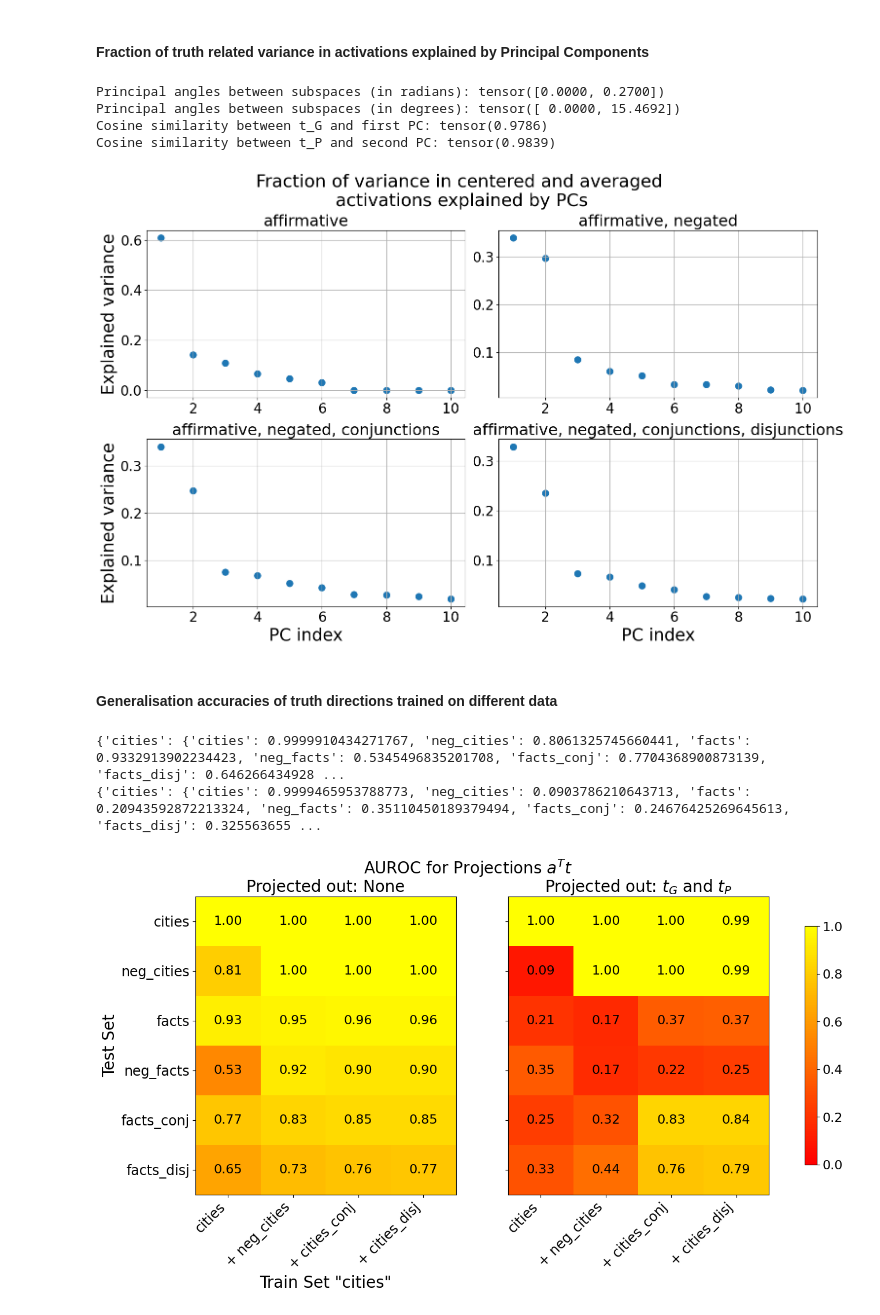
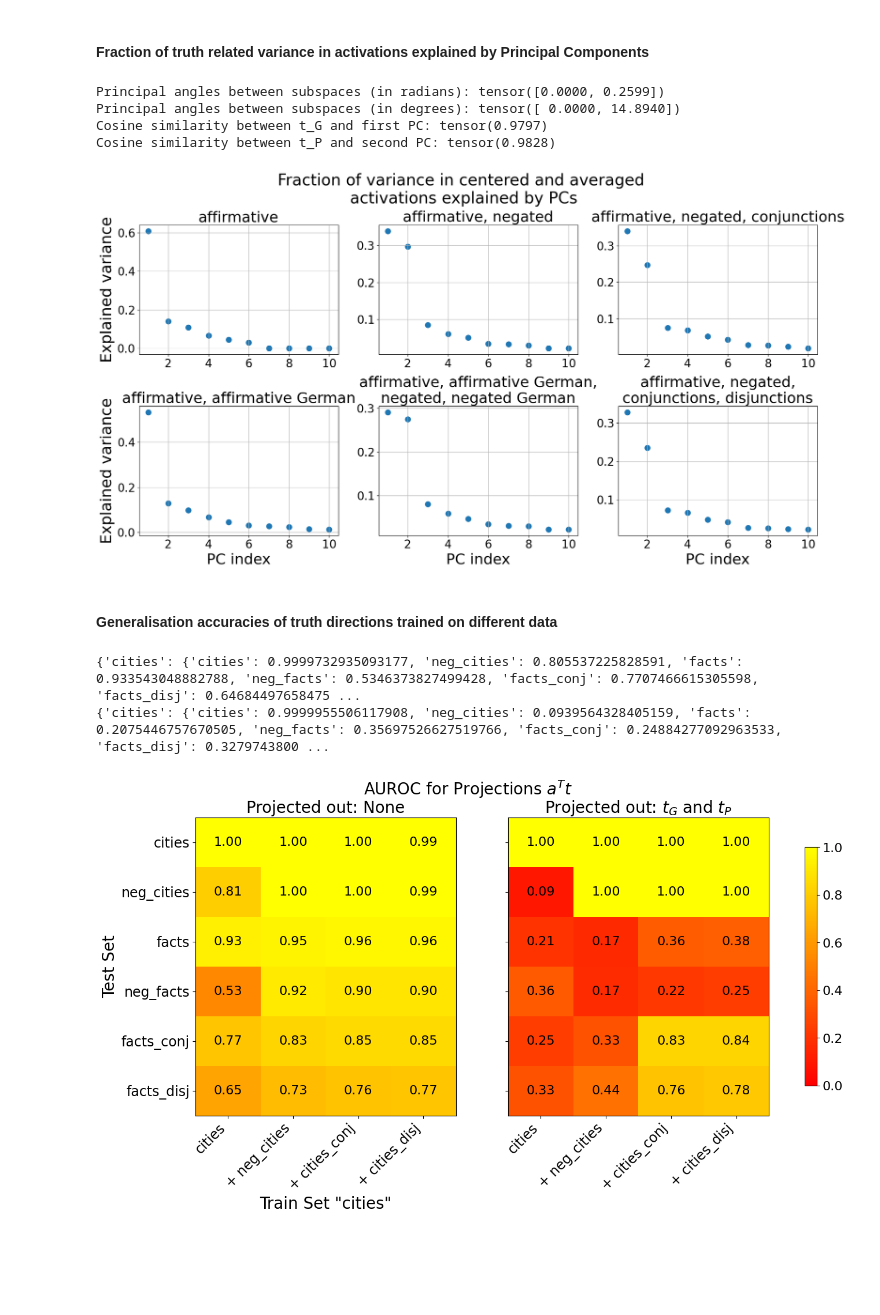
Before and after one commit to sciai-lab/Truth_is_Universal, a Jupyter notebook: truth_directions.ipynb, the cells around one changed output. Saved outputs shown, nothing was run; the diff lists cells and outputs as text; code cells hidden in the pictures; blank space fills up the shorter version.

Commit message:
added German statements to further test generalization

```diff
--- a/truth_directions.ipynb
+++ b/truth_directions.ipynb
@@ -454,8 +454,9 @@ Text(0.5, 0.98, 'Projection of activations on $t_G$ and $t_P$')
 #### Fraction of truth related variance in activations explained by Principal Components
 # %%
 # Define the four different statement types and corresponding datasets
-statement_types = ["affirmative", "affirmative, negated", "affirmative, negated, conjunctions",
-                   "affirmative, negated, conjunctions, disjunctions"]
+statement_types = ["affirmative", "affirmative, negated", "affirmative, negated, conjunctions", "affirmative, affirmative German",
+                    "affirmative, affirmative German,\nnegated, negated German",
+                   "affirmative, negated,\nconjunctions, disjunctions"]
 datasets_pca_options = {
     "affirmative": ['cities', 'sp_en_trans', 'inventors', 'animal_class', 'element_symb', 'facts'],
 
@@ -466,7 +467,15 @@ datasets_pca_options = {
                              'neg_cities', 'neg_sp_en_trans', 'neg_inventors', 'neg_animal_class', 'neg_element_symb', 'neg_facts',
                              'cities_conj', 'sp_en_trans_conj', 'inventors_conj', 'animal_class_conj', 'element_symb_conj', 'facts_conj'],
 
-    "affirmative, negated, conjunctions, disjunctions": ['cities', 'sp_en_trans', 'inventors', 'animal_class', 'element_symb', 'facts',
+    "affirmative, affirmative German": ['cities', 'sp_en_trans', 'inventors', 'animal_class', 'element_symb', 'facts',
+                             'cities_de', 'sp_en_trans_de', 'inventors_de', 'animal_class_de', 'element_symb_de', 'facts_de',],
+
+    "affirmative, affirmative German,\nnegated, negated German": ['cities', 'sp_en_trans', 'inventors', 'animal_class', 'element_symb', 'facts',
+                            'cities_de', 'sp_en_trans_de', 'inventors_de', 'animal_class_de', 'element_symb_de', 'facts_de',
+                             'neg_cities', 'neg_sp_en_trans', 'neg_inventors', 'neg_animal_class', 'neg_element_symb', 'neg_facts',
+                             'neg_cities_de', 'neg_sp_en_trans_de', 'neg_inventors_de', 'neg_animal_class_de', 'neg_element_symb_de', 'neg_facts_de'],
+
+    "affirmative, negated,\nconjunctions, disjunctions": ['cities', 'sp_en_trans', 'inventors', 'animal_class', 'element_symb', 'facts',
                              'neg_cities', 'neg_sp_en_trans', 'neg_inventors', 'neg_animal_class', 'neg_element_symb', 'neg_facts',
                              'cities_conj', 'sp_en_trans_conj', 'inventors_conj', 'animal_class_conj', 'element_symb_conj', 'facts_conj',
                              'cities_disj', 'sp_en_trans_disj', 'inventors_disj', 'animal_class_disj', 'element_symb_disj', 'facts_disj']
@@ -486,7 +495,7 @@ def compute_subspace_angle(A, B):
     return angles
 
 # Create the 2x2 plot
-fig, axs = plt.subplots(2, 2, figsize=(15, 10))
+fig, axs = plt.subplots(2, 3, figsize=(18, 10))
 axs = axs.flatten()
 
 for i, statement_type in enumerate(statement_types):
@@ -494,44 +503,44 @@ for i, statement_type in enumerate(statement_types):
     directions = []
 
     for train_set in datasets_pca:
         dm = DataManager()
         dm.add_dataset(train_set, model_family, model_size, model_type, layer, split=1.0, center=True, device='cpu')
         train_acts, train_labels = dm.get('train')
         true_acts = train_acts[train_labels.to(bool)]
         false_acts = train_acts[~train_labels.to(bool)]
         directions.append(torch.mean(true_acts, dim=0))
         directions.append(torch.mean(false_acts, dim=0))
 
     mean_acts = np.array([direction.numpy() for direction in directions])
     pca = PCA(n_components=10)
     pca.fit(mean_acts)
     axs[i].scatter(np.arange(1, 11, 1), pca.explained_variance_ratio_, s=90)
-    axs[i].set_title(f'{statement_type}', fontsize=23)
-    if i == 0 or i==2:
-        axs[i].set_ylabel('Explained variance', fontsize=25)
-    if i == 2 or i==3:
-        axs[i].set_xlabel('PC index', fontsize=25)
+    axs[i].set_title(f'{statement_type}', fontsize=26)
+    if i == 0 or i==3:
+        axs[i].set_ylabel('Explained variance', fontsize=27)
+    if i==3 or i == 4 or i==5:
+        axs[i].set_xlabel('PC index', fontsize=26)
     axs[i].tick_params(axis='both', which='major', labelsize=20)
     axs[i].grid(True)
     if statement_type == "affirmative, negated":
         # Compute subspace angle
         A = torch.stack([t_g, t_p], dim=1)
         B = torch.stack([torch.tensor(pca.components_[0, :]), torch.tensor(pca.components_[1, :])], dim=1)
         angles = compute_subspace_angle(A, B)
         print(f"Principal angles between subspaces (in radians): {angles}")
         print(f"Principal angles between subspaces (in degrees): {torch.rad2deg(angles)}")
         print("Cosine similarity between t_G and first PC: " + str(torch.tensor(pca.components_[0, :])/torch.linalg.norm(torch.tensor(pca.components_[0, :])) @ t_g/np.linalg.norm(t_g)))
         print("Cosine similarity between t_P and second PC: " + str(torch.tensor(pca.components_[1, :])/torch.linalg.norm(torch.tensor(pca.components_[1, :])) @ t_p/np.linalg.norm(t_p)))
 
-fig.suptitle('Fraction of variance in centered and averaged\n activations explained by PCs', fontsize=26)
+fig.suptitle('Fraction of variance in centered and averaged\n activations explained by PCs', fontsize=28)
 plt.tight_layout()
 plt.show()
 # %% [output]
-Principal angles between subspaces (in radians): tensor([0.0000, 0.2700])
-Principal angles between subspaces (in degrees): tensor([ 0.0000, 15.4692])
-Cosine similarity between t_G and first PC: tensor(0.9786)
-Cosine similarity between t_P and second PC: tensor(0.9839)
+Principal angles between subspaces (in radians): tensor([0.0000, 0.2599])
+Principal angles between subspaces (in degrees): tensor([ 0.0000, 14.8940])
+Cosine similarity between t_G and first PC: tensor(0.9797)
+Cosine similarity between t_P and second PC: tensor(0.9828)
-[figure, old version]
+[figure, new version]
 # %% [markdown]
 #### Generalisation accuracies of truth directions trained on different data
 # %%
@@ -597,8 +606,8 @@ for project_out in project_options:
     all_aurocs_options[project_out] = {'mean': mean_aurocs, 'std': std_aurocs}
     print(mean_aurocs, std_aurocs)
 # %% [output]
-{'cities': {'cities': 0.9999910434271767, 'neg_cities': 0.8061325745660441, 'facts': 0.9332913902234423, 'neg_facts': 0.5345496835201708, 'facts_conj': 0.7704368900873139, 'facts_disj': 0.646266434928 ...
-{'cities': {'cities': 0.9999465953788773, 'neg_cities': 0.0903786210643713, 'facts': 0.20943592872213324, 'neg_facts': 0.35110450189379494, 'facts_conj': 0.24676425269645613, 'facts_disj': 0.325563655 ...
+{'cities': {'cities': 0.9999732935093177, 'neg_cities': 0.805537225828591, 'facts': 0.933543048882788, 'neg_facts': 0.5346373827499428, 'facts_conj': 0.7707466615305598, 'facts_disj': 0.64684497658475 ...
+{'cities': {'cities': 0.9999955506117908, 'neg_cities': 0.0939564328405159, 'facts': 0.2075446757670505, 'neg_facts': 0.35697526627519766, 'facts_conj': 0.24884277092963533, 'facts_disj': 0.3279743800 ...
 # %%
 # Plotting the results
 fig, axes = plt.subplots(figsize=(16, 6.7), nrows=1, ncols=2, sharey=True)
```
Also changed, not shown: parts of 5 cells of this notebook, 16 other files.
